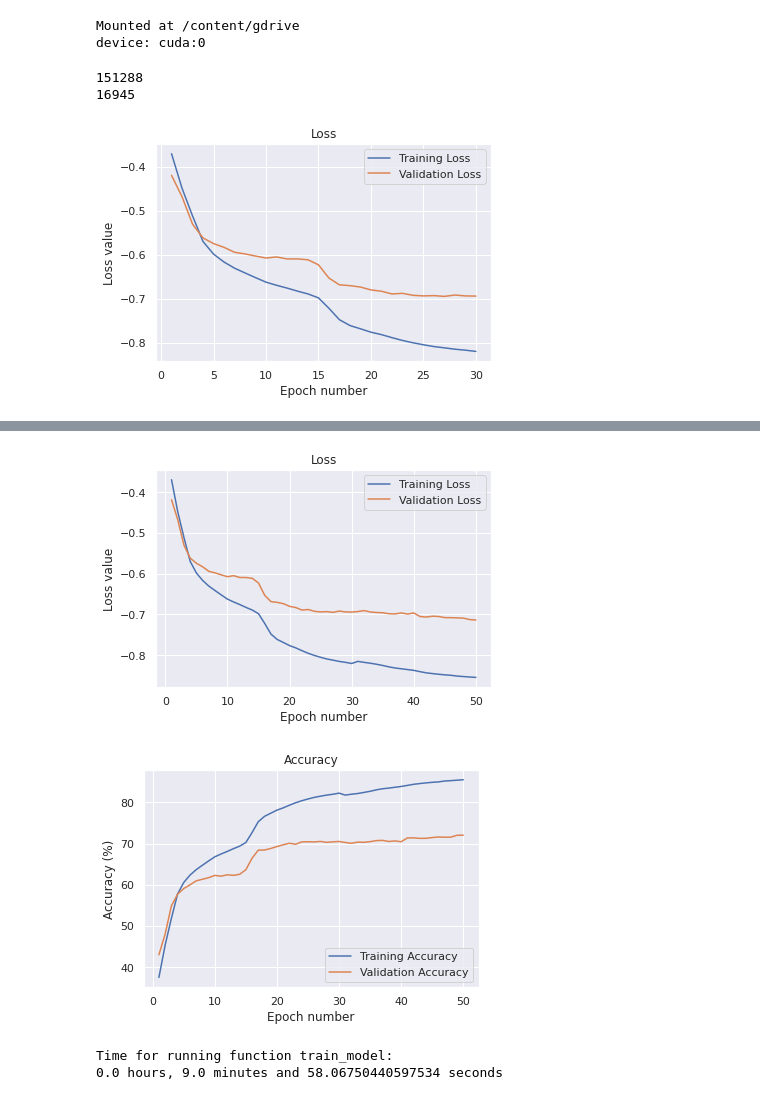
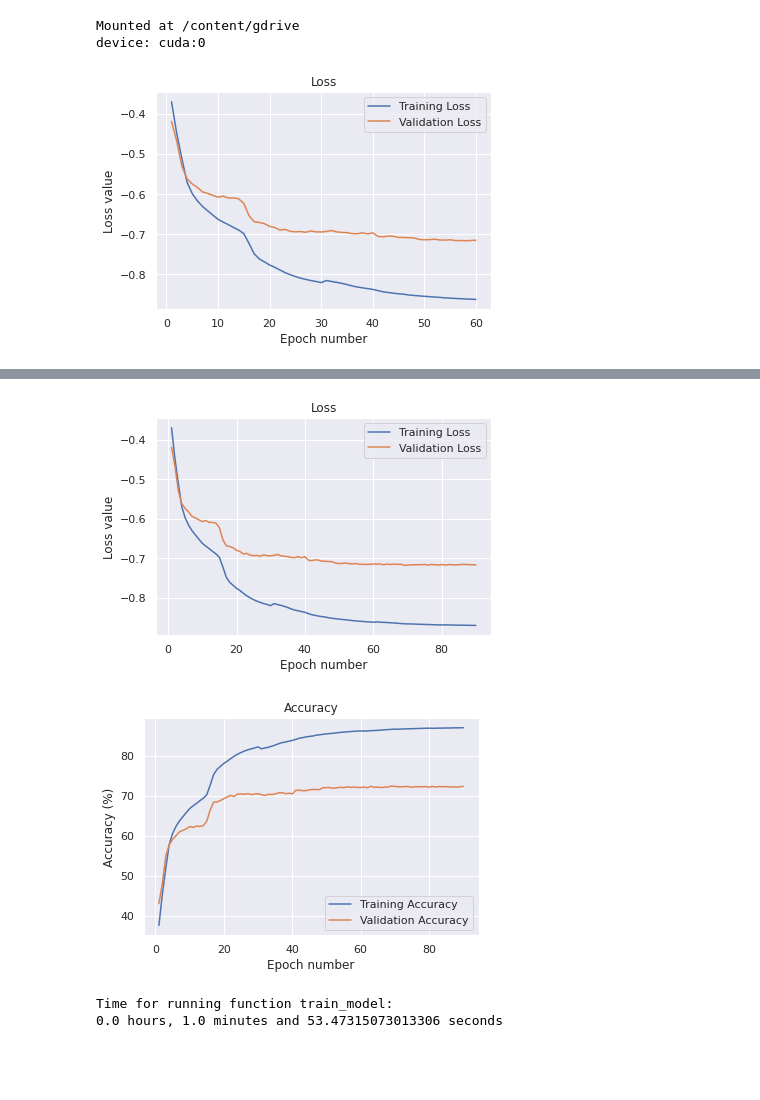
Before and after one commit to AntonioRochaAZ/CNN-Project, a Jupyter notebook: ImageNet.ipynb, the cells around one changed output, grey strips where cells are left out. Cells and saved outputs as stored; diff of their text form; code cells hidden in the pictures; blank space fills up the shorter version.

```diff
--- a/ImageNet.ipynb
+++ b/ImageNet.ipynb
@@ -29,8 +30,2 @@ vds = vds.cross_val(fold, False, full_dataset)
 del full_dataset    # In order to avoid using all of the available memory
-# %%
-print(len(tds))
-print(len(vds))
-# %% [output]
-151288
-16945
 # %%
@@ -39,10 +34,10 @@ with open('.//_Reports/TwoLayerTest1 - 2021-11-12 16_34_06.229661/best_model.pkl
 # %%
-model.trainclass.plot()
+# model.trainclass.plot()
 # %% [output]
-[figure, old version]
+[figure, new version]
 # %%
-# model = TwoLayer(dirname='TwoLayerTest1')
-tdl = DataLoader(tds, batch_size = 10, shuffle=True)
+model = TwoLayer(dirname='TwoLayerTestGPU')
+tdl = DataLoader(tds, batch_size = 100, shuffle=True)
 vdl = DataLoader(vds, batch_size = 10000)
 train_model(model, 10, 1e-4, nn.NLLLoss(), (tdl, vdl))
 # %% [output]
@@ -66,7 +61,7 @@ train_model(model, 10, 1e-4, nn.NLLLoss(), (tdl, vdl))
-[figure, old version]
+[figure, new version]
-[figure, old version]
+[figure, new version]
 Time for running function train_model:
-0.0 hours, 9.0 minutes and 58.06750440597534 seconds
+0.0 hours, 1.0 minutes and 53.47315073013306 seconds
 # %%
 train_model(model, 10, 1e-4, nn.NLLLoss(), (tdl, vdl))
 # %% [output]
```
Also changed, not shown: parts of 5 cells of this notebook, 2 other files.
